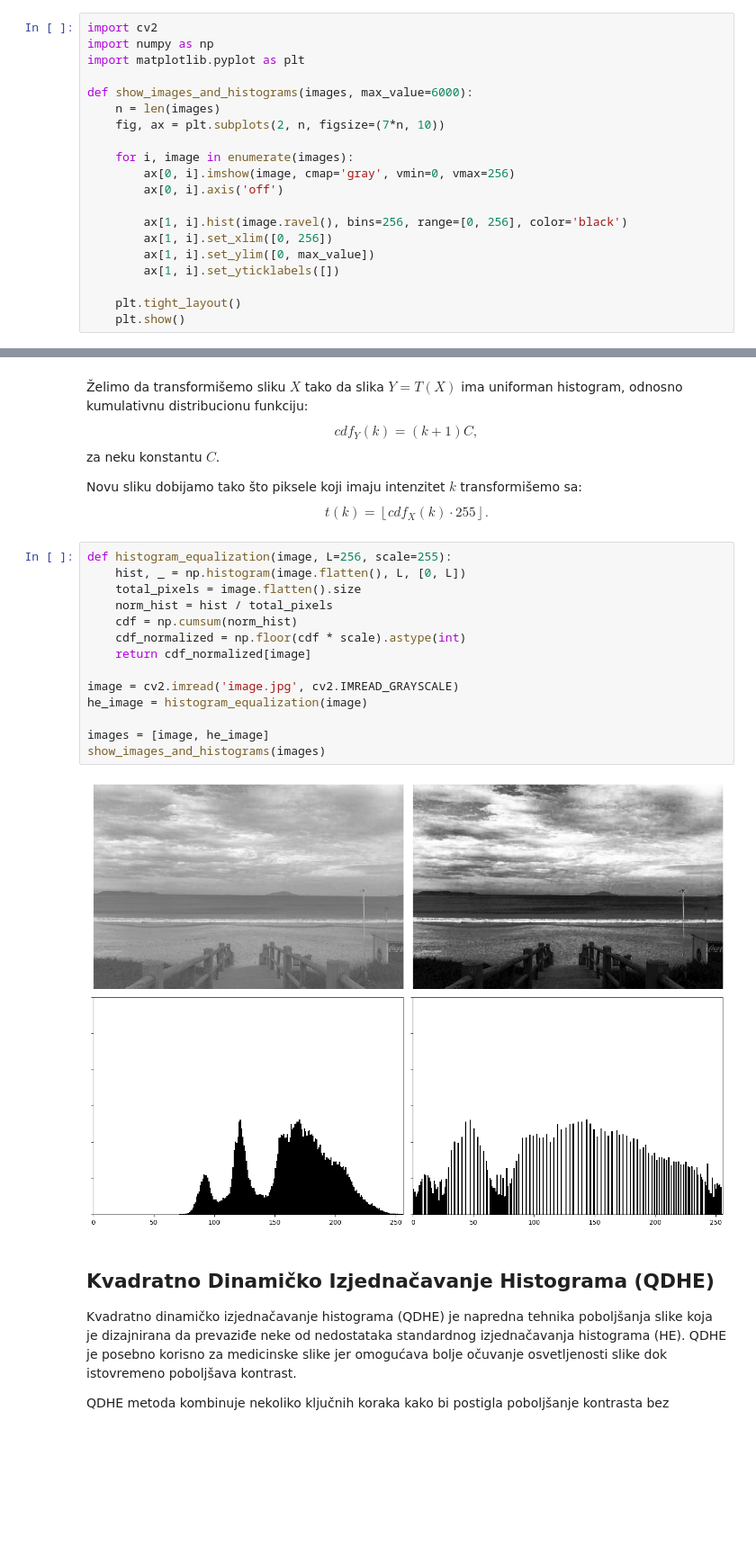
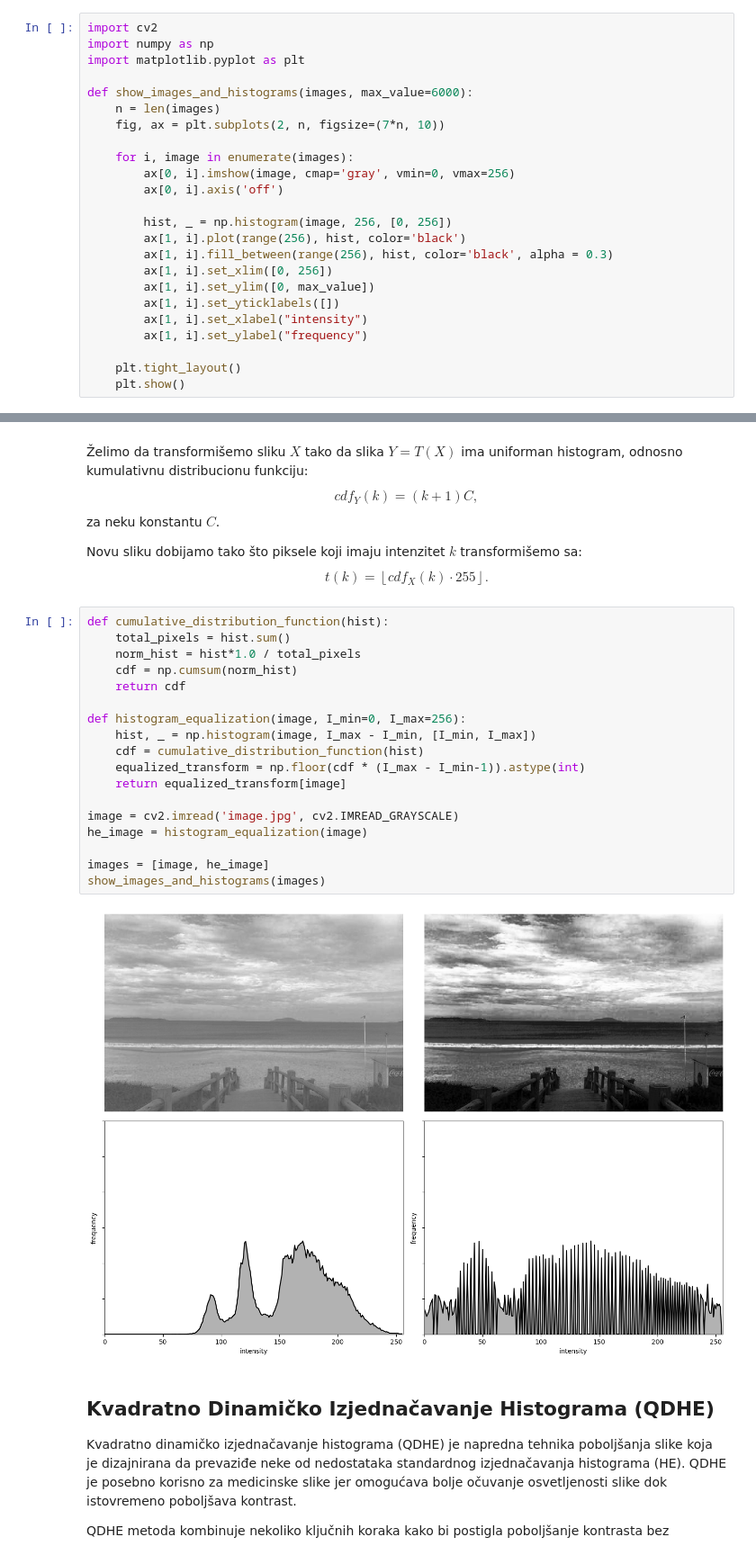
Before and after one commit to isidora00/HistogramAlgorithms, a Jupyter notebook: histogram_algorithms.ipynb, the cells around one changed output, grey strips where cells are left out. Shown at 90% size. Cells and saved outputs as stored; diff of their text form; blank space fills up the shorter version.

```diff
--- a/histogram_algorithms.ipynb
+++ b/histogram_algorithms.ipynb
@@ -28,10 +28,14 @@ def show_images_and_histograms(images, max_value=6000):
         ax[0, i].imshow(image, cmap='gray', vmin=0, vmax=256)
         ax[0, i].axis('off')
 
-        ax[1, i].hist(image.ravel(), bins=256, range=[0, 256], color='black')
+        hist, _ = np.histogram(image, 256, [0, 256])
+        ax[1, i].plot(range(256), hist, color='black')
+        ax[1, i].fill_between(range(256), hist, color='black', alpha = 0.3)
         ax[1, i].set_xlim([0, 256])
         ax[1, i].set_ylim([0, max_value])
         ax[1, i].set_yticklabels([])
+        ax[1, i].set_xlabel("intensity")
+        ax[1, i].set_ylabel("frequency")
 
     plt.tight_layout()
     plt.show()
@@ -75,21 +79,25 @@ $$
 t(k) = \left \lfloor cdf_X(k)\cdot 255 \right \rfloor  .
 $$
 # %%
-def histogram_equalization(image, L=256, scale=255):
-    hist, _ = np.histogram(image.flatten(), L, [0, L])
-    total_pixels = image.flatten().size
-    norm_hist = hist / total_pixels
+def cumulative_distribution_function(hist):
+    total_pixels = hist.sum()
+    norm_hist = hist*1.0 / total_pixels
     cdf = np.cumsum(norm_hist)
-    cdf_normalized = np.floor(cdf * scale).astype(int)
-    return cdf_normalized[image]
+    return cdf
+
+def histogram_equalization(image, I_min=0, I_max=256):
+    hist, _ = np.histogram(image, I_max - I_min, [I_min, I_max])
+    cdf = cumulative_distribution_function(hist)
+    equalized_transform = np.floor(cdf * (I_max - I_min-1)).astype(int)
+    return equalized_transform[image]
 
 image = cv2.imread('image.jpg', cv2.IMREAD_GRAYSCALE)
 he_image = histogram_equalization(image)
 
 images = [image, he_image]
 show_images_and_histograms(images)
 # %% [output]
-[figure, old version]
+[figure, new version]
 # %% [markdown]
 ## Kvadratno Dinamičko Izjednačavanje Histograma (QDHE)
 
```
Also changed, not shown: parts of 12 cells of this notebook.
